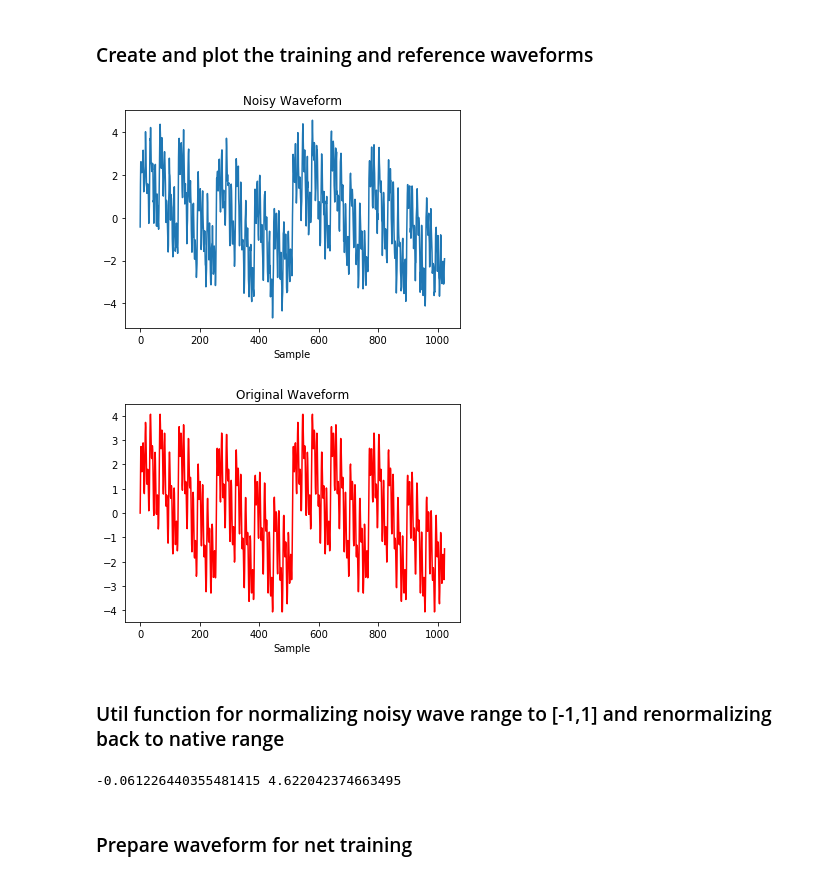
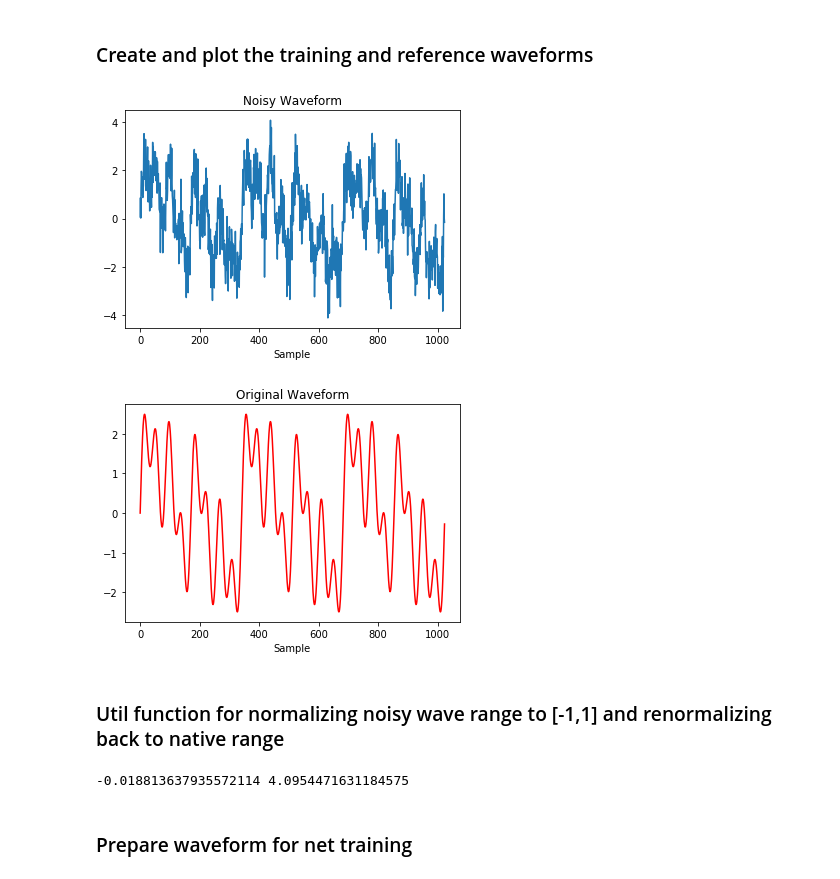
Before and after one commit to Sriram-Ravula/Sine_DIP, a Jupyter notebook: SineWave-DIP.ipynb, the cells around one changed output. Drawn from its saved outputs; the diff is of its cells as text; code cells hidden in the pictures.

```diff
--- a/SineWave-DIP.ipynb
+++ b/SineWave-DIP.ipynb
@@ -31,7 +31,7 @@ env: CUDA_VISIBLE_DEVICES=0
 
 LR = 1e-3 # learning rate
 MOM = 0.9 # momentum
-NUM_ITER = 1500 # number iterations
+NUM_ITER = 500 # number iterations
 WD = 1e-4 # weight decay for l2-regularization
 
 Z_NUM = 32 # input seed
@@ -41,8 +41,8 @@ nc = 1 #num channels in the net I/0
 
 #choose the number of samples and periods in the training waveform
 WAVE_SIZE = 1024
-WAVE_PERIODS = 2
-NUM_HARMONICS = 7
+WAVE_PERIODS = 3
+NUM_HARMONICS = 4
 # %% [markdown]
 ### Choose whether the problem is compressed sensing or DIP
 # %%
@@ -73,40 +73,42 @@ True
 ### Create and plot the training and reference waveforms
 # %%
 #Produces a sinusoid with optional additive gaussian noise distributed (mean, std)
-def get_sinusoid(num_samples, num_periods, num_harmonics = 1, noisy = True, std = 0.3, mean = 0):
+def get_sinusoid(num_samples, num_periods, num_harmonics = 1, noisy = True, std = 0.7, mean = 0):
     Fs = num_samples
     x = np.arange(num_samples)
 
     y = np.zeros((num_samples))
 
     for i in range(num_harmonics):
         y += np.sin(2 * np.pi * (2**i) * num_periods * x / Fs)
         #y += np.sin(2 * np.pi * (2*i + 1) * num_periods * x / Fs)
 
     if noisy:
         y += (std * np.random.randn(num_samples)) + mean
 
     return y
 
 #create noisy (training) and de-noised (reference) waveforms
-y0 = get_sinusoid(num_samples = WAVE_SIZE, num_periods = WAVE_PERIODS, num_harmonics = NUM_HARMONICS, noisy=(not compressed))
+y0 = get_sinusoid(num_samples = WAVE_SIZE, num_periods = WAVE_PERIODS, num_harmonics = NUM_HARMONICS, noisy=True)
 y0_denoised = get_sinusoid(num_samples = WAVE_SIZE, num_periods = WAVE_PERIODS, num_harmonics = NUM_HARMONICS, noisy=False)
 
 #Plot both noisy (blue) and denoised (red) waveforms
 plt.figure()
-plt.plot(np.arange(1024), y0)
+plt.plot(np.arange(WAVE_SIZE), y0)
 plt.xlabel("Sample")
 plt.title("Noisy Waveform")
+#plt.xlim(0, 500)
 plt.show()
 
 plt.figure()
-plt.plot(np.arange(1024), y0_denoised, color='r')
+plt.plot(np.arange(WAVE_SIZE), y0_denoised, color='r')
 plt.xlabel("Sample")
 plt.title("Original Waveform")
+#plt.xlim(0,500)
 plt.show()
 # %% [output]
-[figure, old version]
+[figure, new version]
-[figure, old version]
+[figure, new version]
 # %% [markdown]
 ### Util function for normalizing noisy wave range to [-1,1] and renormalizing back to native range
 # %%
@@ -130,7 +132,7 @@ def renormalise(x):
 
 print(MU, SIGMA)
 # %% [output]
--0.061226440355481415 4.622042374663495
+-0.018813637935572114 4.0954471631184575
 # %% [markdown]
 ### Prepare waveform for net training
 # %%
```
Also changed, not shown: parts of 6 cells of this notebook, 6 other files.
